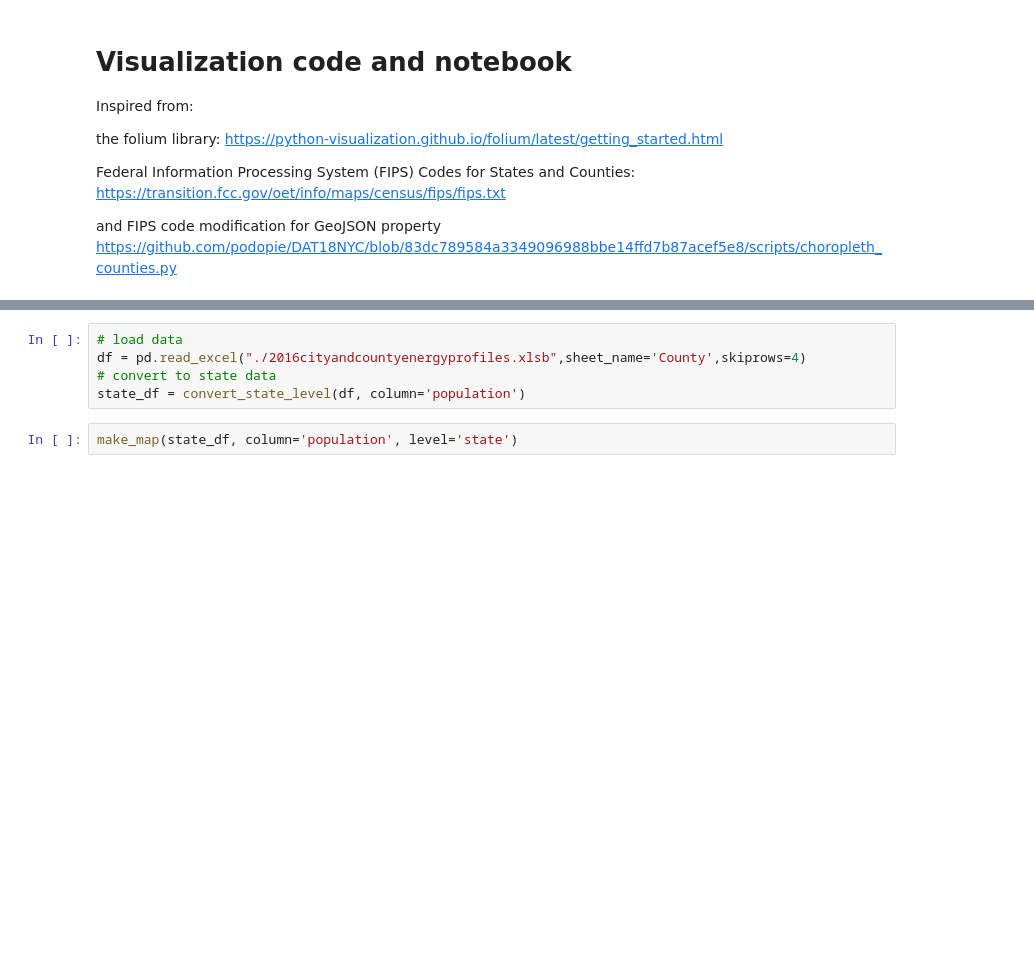
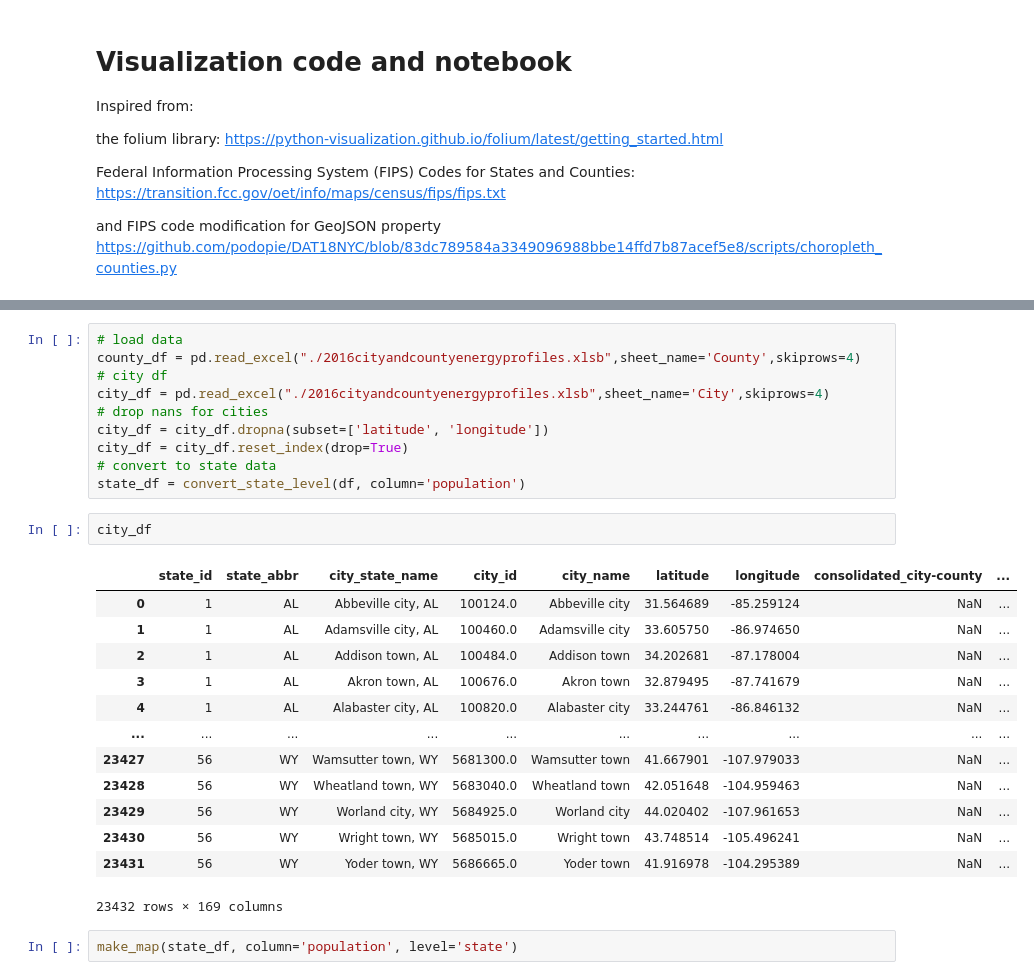
Before and after one commit to ramon349/DSE598_HW, a Jupyter notebook: DSE598_project_visualization.ipynb, the cells around one changed output, grey strips where cells are left out. Drawn from its saved outputs; the diff is of its cells as text; blank space fills up the shorter version.

Commit message:
adding updated notebook with city level heatmaps

```diff
--- a/DSE598_project_visualization.ipynb
+++ b/DSE598_project_visualization.ipynb
@@ -78,9 +92,30 @@ def make_map(df, column, level='state'):
   return m
 # %%
 # load data
-df = pd.read_excel("./2016cityandcountyenergyprofiles.xlsb",sheet_name='County',skiprows=4)
+county_df = pd.read_excel("./2016cityandcountyenergyprofiles.xlsb",sheet_name='County',skiprows=4)
+# city df
+city_df = pd.read_excel("./2016cityandcountyenergyprofiles.xlsb",sheet_name='City',skiprows=4)
+# drop nans for cities
+city_df = city_df.dropna(subset=['latitude', 'longitude'])
+city_df = city_df.reset_index(drop=True)
 # convert to state data
 state_df = convert_state_level(df, column='population')
+# %%
+city_df
+# %% [output]
+|  | state_id | state_abbr | city_state_name | city_id | city_name | latitude | longitude | consolidated_city-county | ... |
+| 0 | 1 | AL | Abbeville city, AL | 100124.0 | Abbeville city | 31.564689 | -85.259124 | NaN | ... |
+| 1 | 1 | AL | Adamsville city, AL | 100460.0 | Adamsville city | 33.605750 | -86.974650 | NaN | ... |
+| 2 | 1 | AL | Addison town, AL | 100484.0 | Addison town | 34.202681 | -87.178004 | NaN | ... |
+| 3 | 1 | AL | Akron town, AL | 100676.0 | Akron town | 32.879495 | -87.741679 | NaN | ... |
+| 4 | 1 | AL | Alabaster city, AL | 100820.0 | Alabaster city | 33.244761 | -86.846132 | NaN | ... |
+| ... | ... | ... | ... | ... | ... | ... | ... | ... | ... |
+| 23427 | 56 | WY | Wamsutter town, WY | 5681300.0 | Wamsutter town | 41.667901 | -107.979033 | NaN | ... |
+| 23428 | 56 | WY | Wheatland town, WY | 5683040.0 | Wheatland town | 42.051648 | -104.959463 | NaN | ... |
+| 23429 | 56 | WY | Worland city, WY | 5684925.0 | Worland city | 44.020402 | -107.961653 | NaN | ... |
+| 23430 | 56 | WY | Wright town, WY | 5685015.0 | Wright town | 43.748514 | -105.496241 | NaN | ... |
+| 23431 | 56 | WY | Yoder town, WY | 5686665.0 | Yoder town | 41.916978 | -104.295389 | NaN | ... |
+23432 rows × 169 columns
 # %%
 make_map(state_df, column='population', level='state')
 # %% [output]
```
Also changed, not shown: parts of 5 cells of this notebook.
